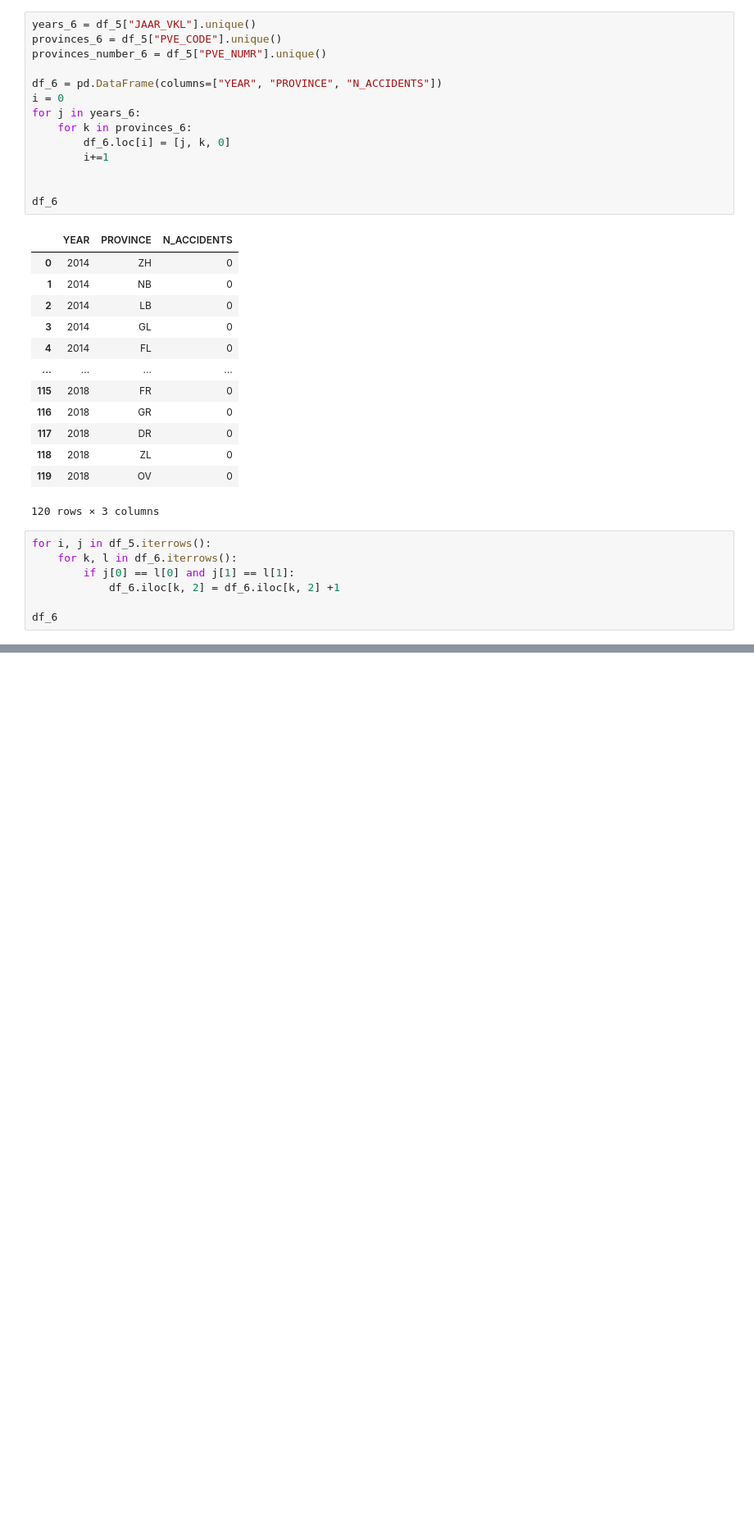
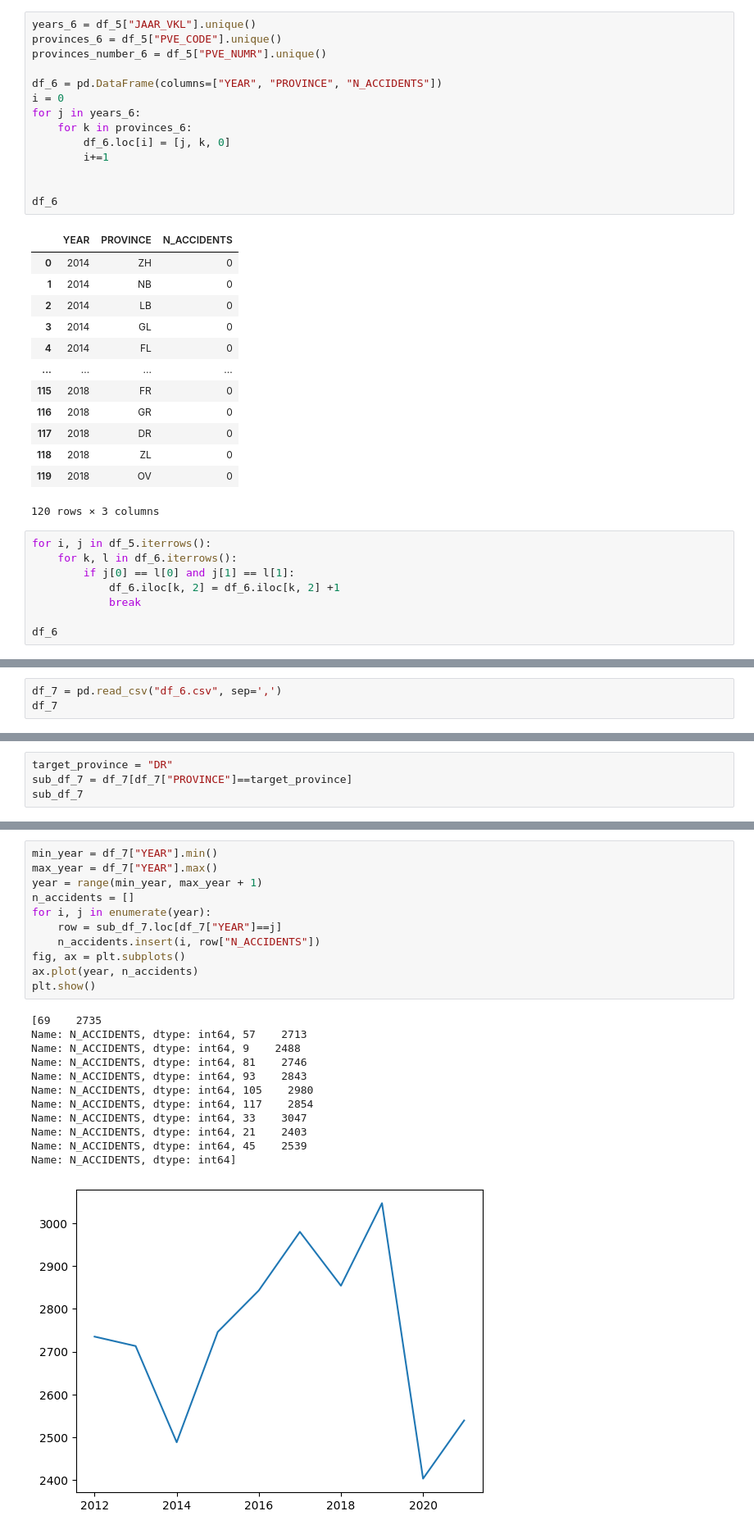
Before and after one commit to stefan1234567891011/AI_personal_project, a Jupyter notebook: code/data.ipynb, the cells around one changed output, grey strips where cells are left out. Shown: that part at 82% size. Drawn from its saved outputs; the diff is of its cells as text; blank space fills up the shorter version.

```diff
--- a/code/data.ipynb
+++ b/code/data.ipynb
@@ -210,6 +211,7 @@ for i, j in df_5.iterrows():
     for k, l in df_6.iterrows():
         if j[0] == l[0] and j[1] == l[1]:
             df_6.iloc[k, 2] = df_6.iloc[k, 2] +1
+            break
 
 df_6
 # %% [output]
@@ -216,0 +233,3 @@ KeyboardInterrupt:
+# %%
+df_7 = pd.read_csv("df_6.csv", sep=',')
+df_7
@@ -216,0 +250,4 @@ KeyboardInterrupt:
+# %%
+target_province = "DR"
+sub_df_7 = df_7[df_7["PROVINCE"]==target_province]
+sub_df_7
@@ -216,0 +266,24 @@ KeyboardInterrupt:
+# %%
+min_year = df_7["YEAR"].min()
+max_year = df_7["YEAR"].max()
+year = range(min_year, max_year + 1)
+n_accidents = []
+for i, j in enumerate(year):
+    row = sub_df_7.loc[df_7["YEAR"]==j]
+    n_accidents.insert(i, row["N_ACCIDENTS"])
+fig, ax = plt.subplots()
+ax.plot(year, n_accidents)
+plt.show()
+# %% [output]
+[69    2735
+Name: N_ACCIDENTS, dtype: int64, 57    2713
+Name: N_ACCIDENTS, dtype: int64, 9    2488
+Name: N_ACCIDENTS, dtype: int64, 81    2746
+Name: N_ACCIDENTS, dtype: int64, 93    2843
+Name: N_ACCIDENTS, dtype: int64, 105    2980
+Name: N_ACCIDENTS, dtype: int64, 117    2854
+Name: N_ACCIDENTS, dtype: int64, 33    3047
+Name: N_ACCIDENTS, dtype: int64, 21    2403
+Name: N_ACCIDENTS, dtype: int64, 45    2539
+Name: N_ACCIDENTS, dtype: int64]
+[figure, added]
```
Also changed, not shown: parts of 8 cells of this notebook, 1 other file.
